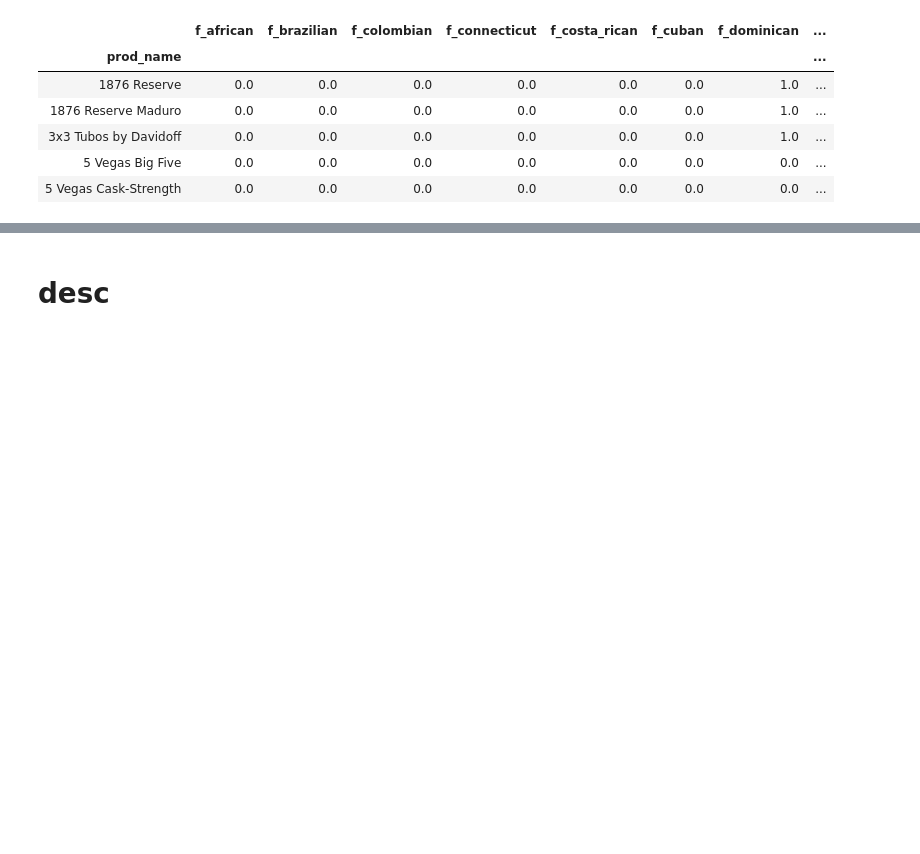
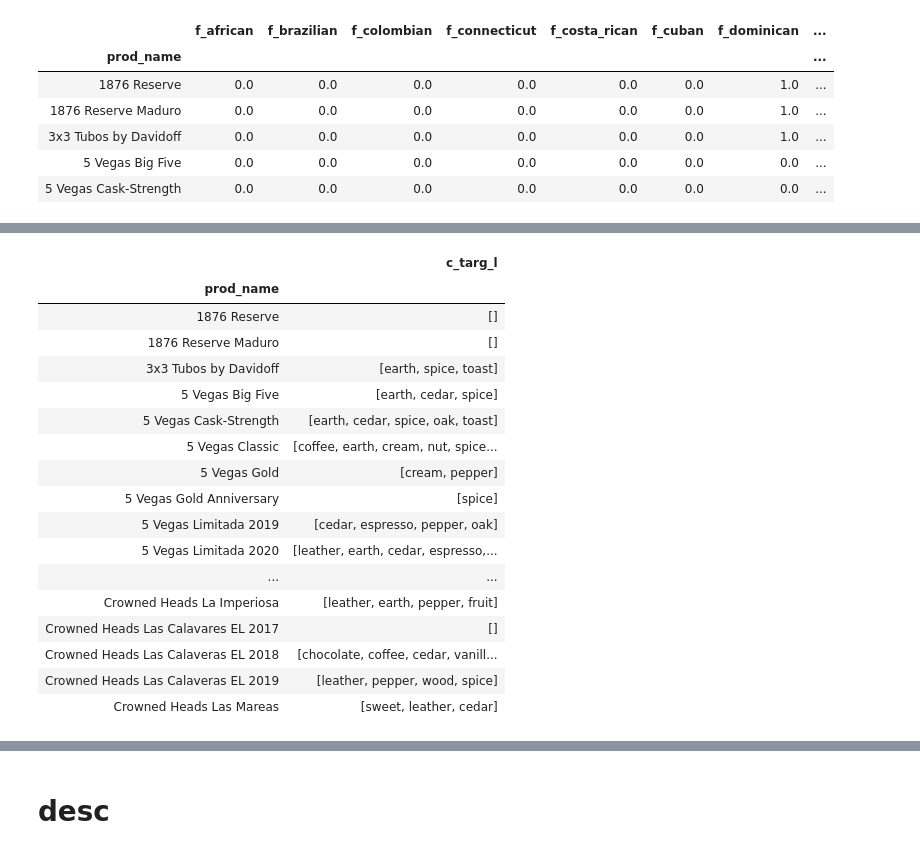
Before and after one commit to SteveRNewman/cigar_recommender, a Jupyter notebook: notebooks/Model.ipynb, the cells around one changed output, grey strips where cells are left out. Saved outputs shown, nothing was run; the diff lists cells and outputs as text; code cells hidden in the pictures; blank space fills up the shorter version.

```diff
--- a/notebooks/Model.ipynb
+++ b/notebooks/Model.ipynb
@@ -191,0 +163,2 @@ test9.head()
+# %%
+cdef= pd.read_pickle('w_join2.pkl')
@@ -191,0 +169,23 @@ test9.head()
+# %%
+test_df = cdef[['c_targ_l']]
+# %%
+test_df
+# %% [output]
+|  | c_targ_l |
+| prod_name |  |
+| 1876 Reserve | [] |
+| 1876 Reserve Maduro | [] |
+| 3x3 Tubos by Davidoff | [earth, spice, toast] |
+| 5 Vegas Big Five | [earth, cedar, spice] |
+| 5 Vegas Cask-Strength | [earth, cedar, spice, oak, toast] |
+| 5 Vegas Classic | [coffee, earth, cream, nut, spice... |
+| 5 Vegas Gold | [cream, pepper] |
+| 5 Vegas Gold Anniversary | [spice] |
+| 5 Vegas Limitada 2019 | [cedar, espresso, pepper, oak] |
+| 5 Vegas Limitada 2020 | [leather, earth, cedar, espresso,... |
+| ... | ... |
+| Crowned Heads La Imperiosa | [leather, earth, pepper, fruit] |
+| Crowned Heads Las Calavares EL 2017 | [] |
+| Crowned Heads Las Calaveras EL 2018 | [chocolate, coffee, cedar, vanill... |
+| Crowned Heads Las Calaveras EL 2019 | [leather, pepper, wood, spice] |
+| Crowned Heads Las Mareas | [sweet, leather, cedar] |
```
Also changed, not shown: parts of 37 cells of this notebook, 13 other files.
